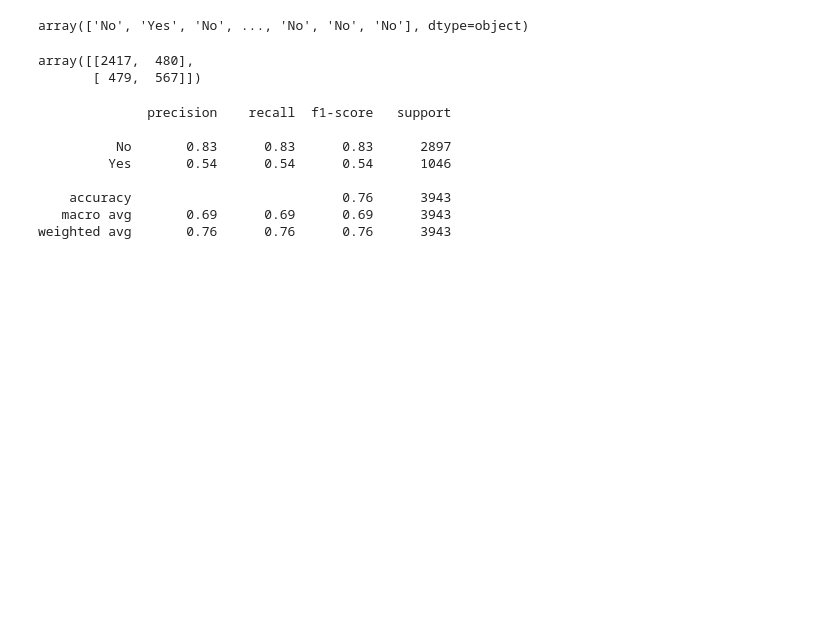
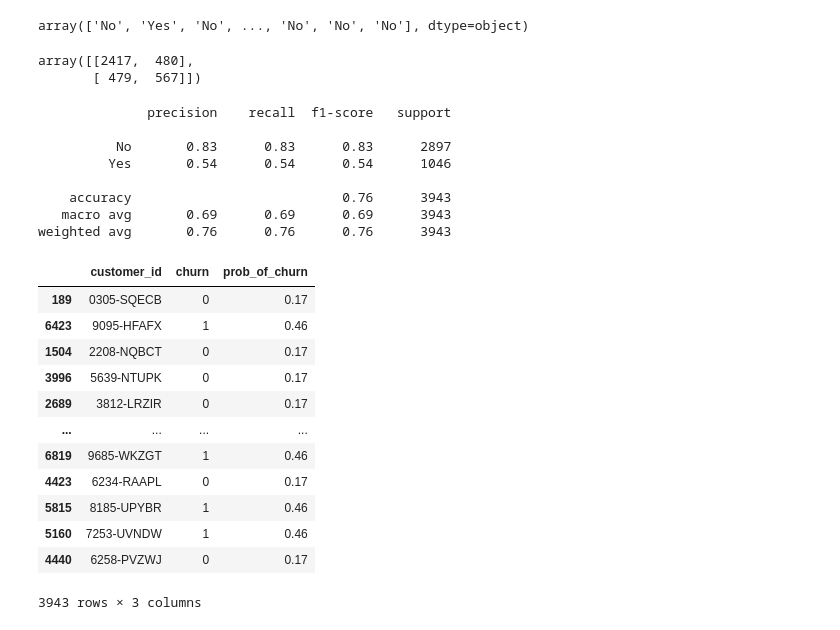
Before and after one commit to emichaudiv/project_report, a Jupyter notebook: Testing.ipynb, the cells around one changed output. Saved outputs shown, nothing was run; the diff lists cells and outputs as text; code cells hidden in the pictures; blank space fills up the shorter version.

```diff
--- a/Testing.ipynb
+++ b/Testing.ipynb
@@ -114,3 +108,28 @@ print(classification_report(y_train,y_pred))
     accuracy                           0.76      3943
    macro avg       0.69      0.69      0.69      3943
 weighted avg       0.76      0.76      0.76      3943
+# %%
+short_data = train.drop(columns = ['gender','phone_service','multiple_lines','online_backup',
+                                   'streaming_tv','streaming_movies','contract_type_id','monthly_charges',
+                                   'total_charges','tenure'])
+# %%
+df = pd.DataFrame(short_data)
+# %%
+df['prob_of_churn'] = np.where(df['churn'] == 'Yes',.46,.17)
+# %%
+df1 = df.replace(['No','Yes'],[0,1])
+df1
+# %% [output]
+|  | customer_id | churn | prob_of_churn |
+| 189 | 0305-SQECB | 0 | 0.17 |
+| 6423 | 9095-HFAFX | 1 | 0.46 |
+| 1504 | 2208-NQBCT | 0 | 0.17 |
+| 3996 | 5639-NTUPK | 0 | 0.17 |
+| 2689 | 3812-LRZIR | 0 | 0.17 |
+| ... | ... | ... | ... |
+| 6819 | 9685-WKZGT | 1 | 0.46 |
+| 4423 | 6234-RAAPL | 0 | 0.17 |
+| 5815 | 8185-UPYBR | 1 | 0.46 |
+| 5160 | 7253-UVNDW | 1 | 0.46 |
+| 4440 | 6258-PVZWJ | 0 | 0.17 |
+3943 rows × 3 columns
```
Also changed, not shown: parts of 5 cells of this notebook, 2 other files.
